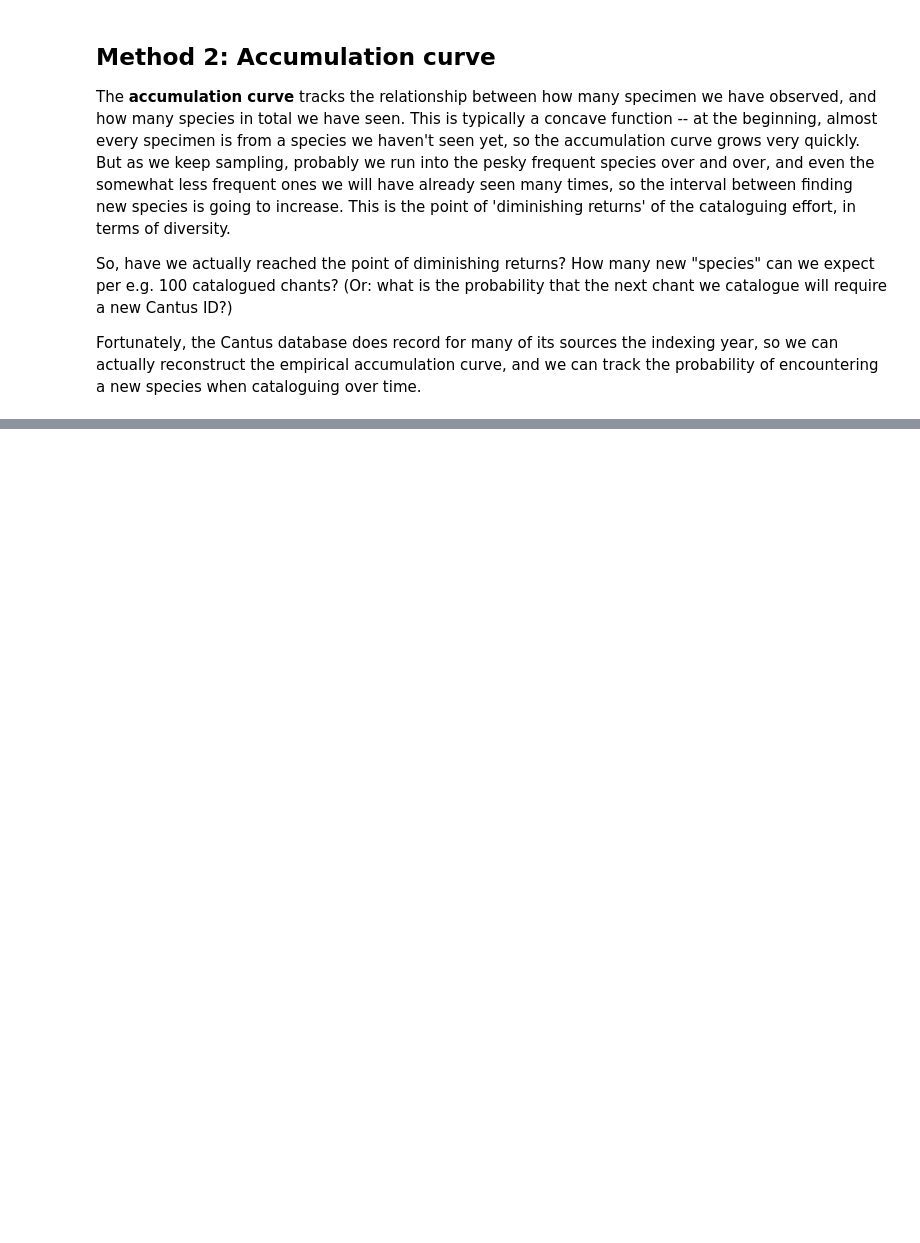
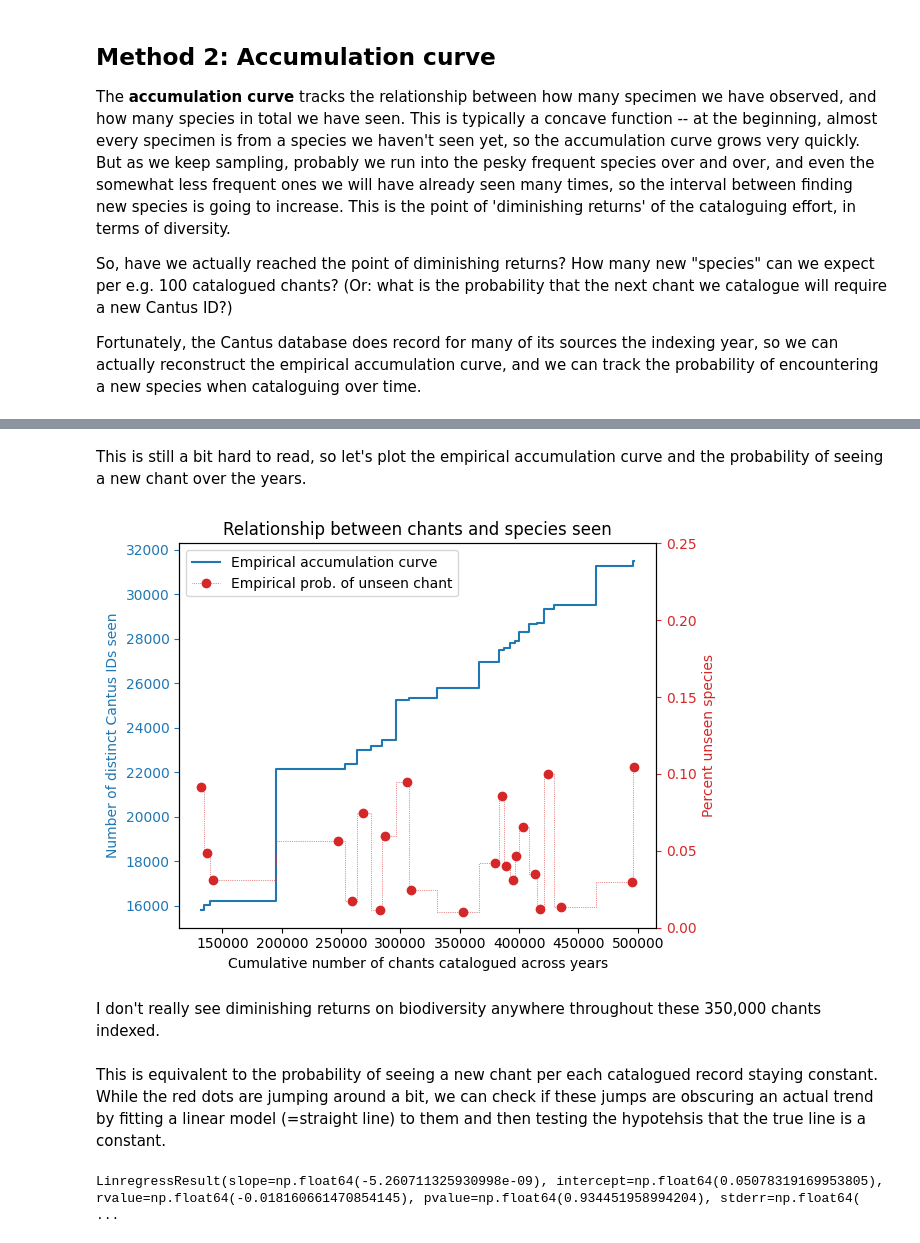
Before and after one commit to hajicj/DH-Latvia_2025-05-07, a Jupyter notebook: 2025-05-07_Practicals-1.ipynb, the cells around one changed output, grey strips where cells are left out. Drawn from its saved outputs; the diff is of its cells as text; code cells hidden in the pictures; blank space fills up the shorter version.

Commit message:
Finished the unseen species & accumulation curve experiments.

```diff
--- a/2025-05-07_Practicals-1.ipynb
+++ b/2025-05-07_Practicals-1.ipynb
@@ -1547,13 +1547,12 @@ if not os.path.isfile(SOURCES_CSV_NAME):
     raise ValueError('CantusCorpus sources CSV file not found at path {}. Is the DATA_ROOT set correctly?'
                      ' Current location: {}'.format(SOURCES_CSV_NAME, os.getcwd()))
 
-
 # Like before, we load the CSV file, just this time for sources.
 sources = []
 with open(SOURCES_CSV_NAME) as fh:
     source_reader = csv.DictReader(fh,
                                    delimiter=CSV_DELIMITER,
-                                   doublequote=CSV_DOUBLEQUOTE,
+                                   doublequote=True,
                                    quotechar=CSV_QUOTECHAR,
                                    dialect=CSV_DIALECT,
                                    quoting=CSV_QUOTING)
@@ -2083,0 +2102,3 @@ Fortunately, the Cantus database does record for many of its sources the indexin
+# %%
+sources_with_known_idate = [s for s in sources if s['indexing_date']]
+print('Total sources with known indexing date: {}'.format(len(sources_with_known_idate)))
@@ -2083,0 +2194,7 @@ Fortunately, the Cantus database does record for many of its sources the indexin
+# %%
+# Assemble sources with no year. We either use them as initialisation, or not at all.
+source_ids_without_year = [s for s in chants_per_source if s not in year_per_source_id]
+
+# Inspecting how many there are & putting it into context.
+print('{} sources with chants without indexing date specified, {} sources with chants that do have a year.'
+      ''.format(len(source_ids_without_year), len(sources_with_known_idate)))
@@ -2083,0 +2203,5 @@ Fortunately, the Cantus database does record for many of its sources the indexin
+# %%
+chants_with_no_year = []
+for source_id in source_ids_without_year:
+    if source_id in chants_per_source:
+        chants_with_no_year.extend(chants_per_source[source_id])
@@ -2083,0 +2261,40 @@ Fortunately, the Cantus database does record for many of its sources the indexin
+# %% [markdown]
+This is still a bit hard to read, so let's plot the empirical accumulation curve and the probability of seeing a new chant over the years.
+# %%
+color_acc = 'tab:blue'
+color_novelty = 'tab:red'
+
+fig, ax = plt.subplots()
+ax.set_title('Relationship between chants and species seen')
+ax.set_xlabel('Cumulative number of chants catalogued across years')
+ax.set_ylabel('Number of distinct Cantus IDs seen', color=color_acc)
+acc_curve = ax.plot(acc_chants, acc_species_seen, drawstyle='steps-mid', label='Empirical accumulation curve', color=color_acc)
+ax.tick_params(axis='y', color=color_acc, labelcolor=color_acc)
+
+ax2 = ax.twinx()
+ax2.set_ylim([0.00, 0.25])
+ax2.set_ylabel('Percent unseen species', color=color_novelty)
+novelty_curve = ax2.plot(acc_chants, newness_probabilities_per_year,
+                         label='Empirical prob. of unseen chant', drawstyle='steps-mid',
+                         color=color_novelty, linewidth=0.5, marker='o', linestyle=':')
+ax2.tick_params(axis='y', color=color_novelty, labelcolor=color_novelty)
+
+lns = acc_curve + novelty_curve
+legend_labels = [curve.get_label() for curve in lns]
+ax2.legend(lns,  legend_labels, loc=2)
+
+fig.tight_layout()
+plt.show()
+# %% [output]
+[figure, added]
+# %% [markdown]
+I don't really see diminishing returns on biodiversity anywhere throughout these 350,000 chants indexed.
+# %% [markdown]
+This is equivalent to the probability of seeing a new chant per each catalogued record staying constant. While the red dots are jumping around a bit, we can check if these jumps are obscuring an actual trend by fitting a linear model (=straight line) to them and then testing the hypotehsis that the true line is a constant.
+# %%
+from scipy.stats import linregress
+
+linregress_result = linregress(acc_chants, newness_probabilities_per_year)
+pprint.pprint(linregress_result)
+# %% [output]
+LinregressResult(slope=np.float64(-5.260711325930998e-09), intercept=np.float64(0.05078319169953805), rvalue=np.float64(-0.018160661470854145), pvalue=np.float64(0.934451958994204), stderr=np.float64( ...
```
Also changed, not shown: parts of 30 cells of this notebook.
